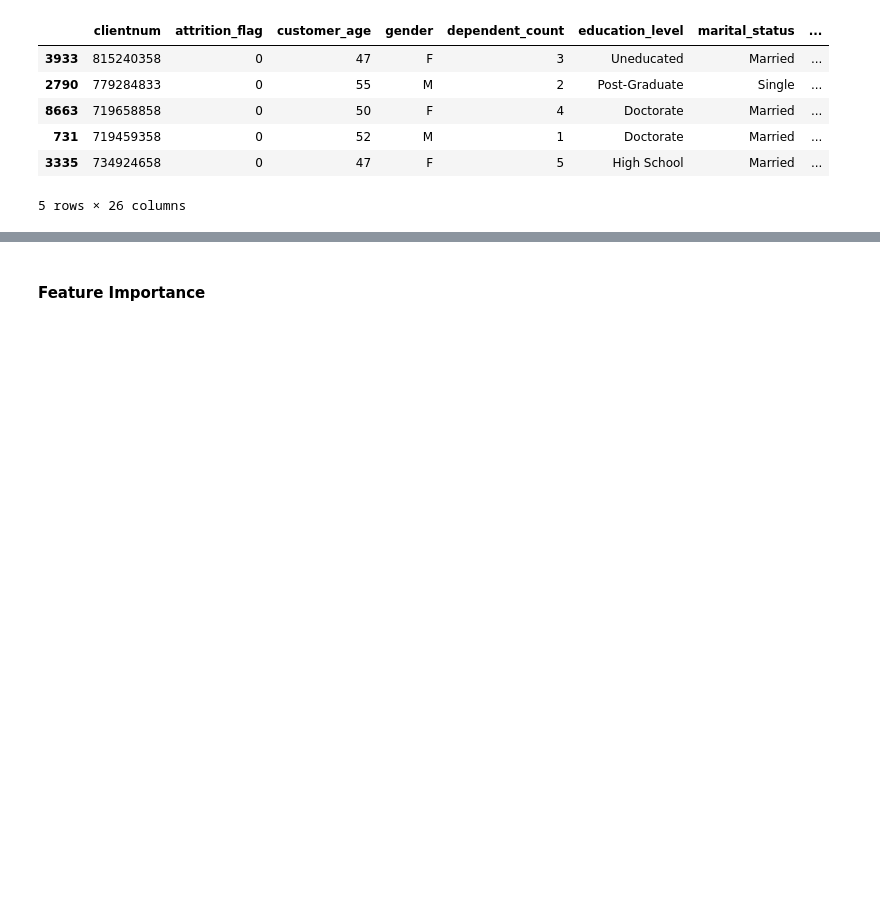
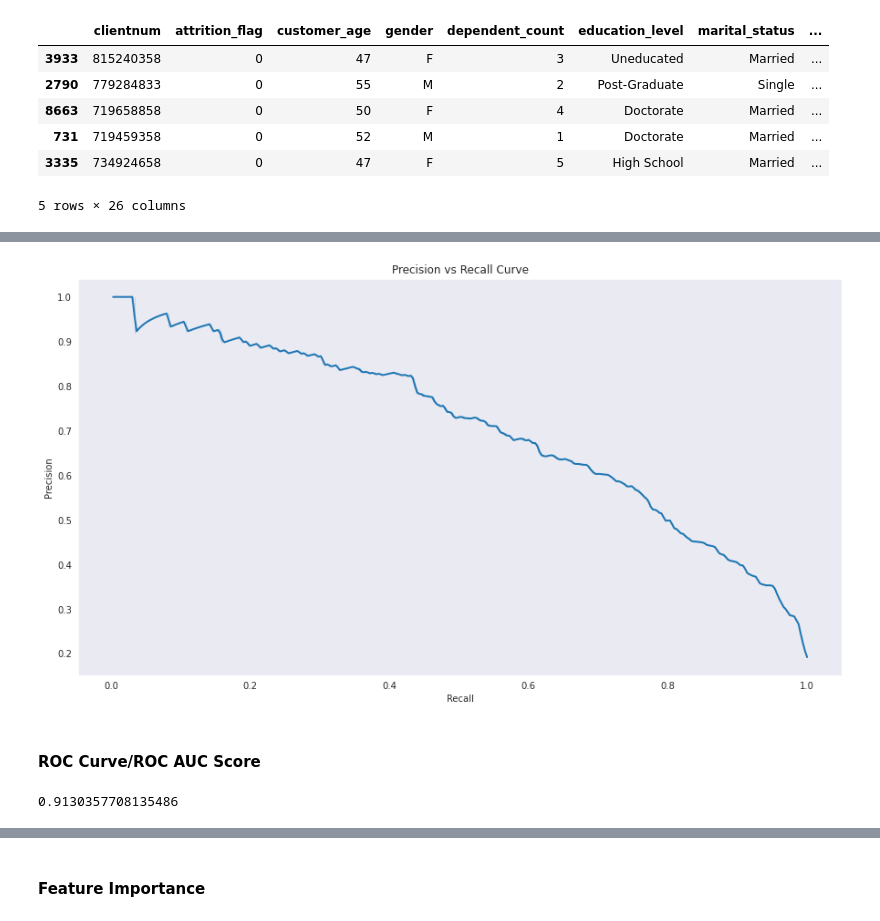
Before and after one commit to MUbarak123-56/bank-churners, a Jupyter notebook: 43-lr-pipeline.ipynb, the cells around one changed output, grey strips where cells are left out. Cells and saved outputs as stored; diff of their text form; code cells hidden in the pictures; blank space fills up the shorter version.

```diff
--- a/43-lr-pipeline.ipynb
+++ b/43-lr-pipeline.ipynb
@@ -271,0 +296,15 @@ test.head()
+# %%
+plt.figure(figsize = (15,8))
+sns.lineplot(x = recalls[:-1], y = precisions[:-1], markers = "b--", linewidth=2)
+plt.title("Precision vs Recall Curve")
+plt.xlabel("Recall")
+plt.ylabel("Precision")
+plt.show();
+# %% [output]
+[figure, added]
+# %% [markdown]
+#### ROC Curve/ROC AUC Score
+# %%
+roc_auc_score(y_test, pred_test_dec)
+# %% [output]
+0.9130357708135486
```
Also changed, not shown: parts of 19 cells of this notebook, 2 other files.
